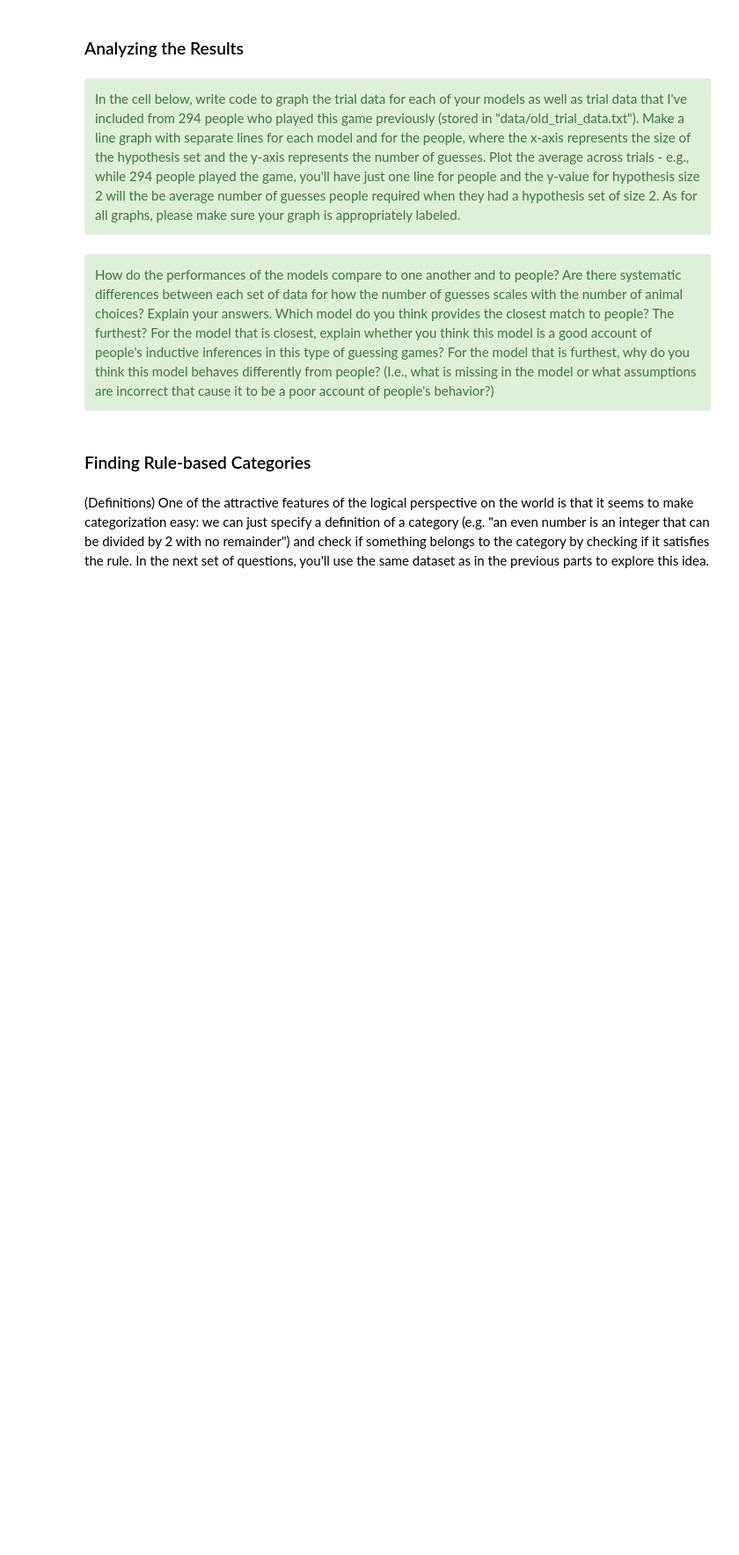
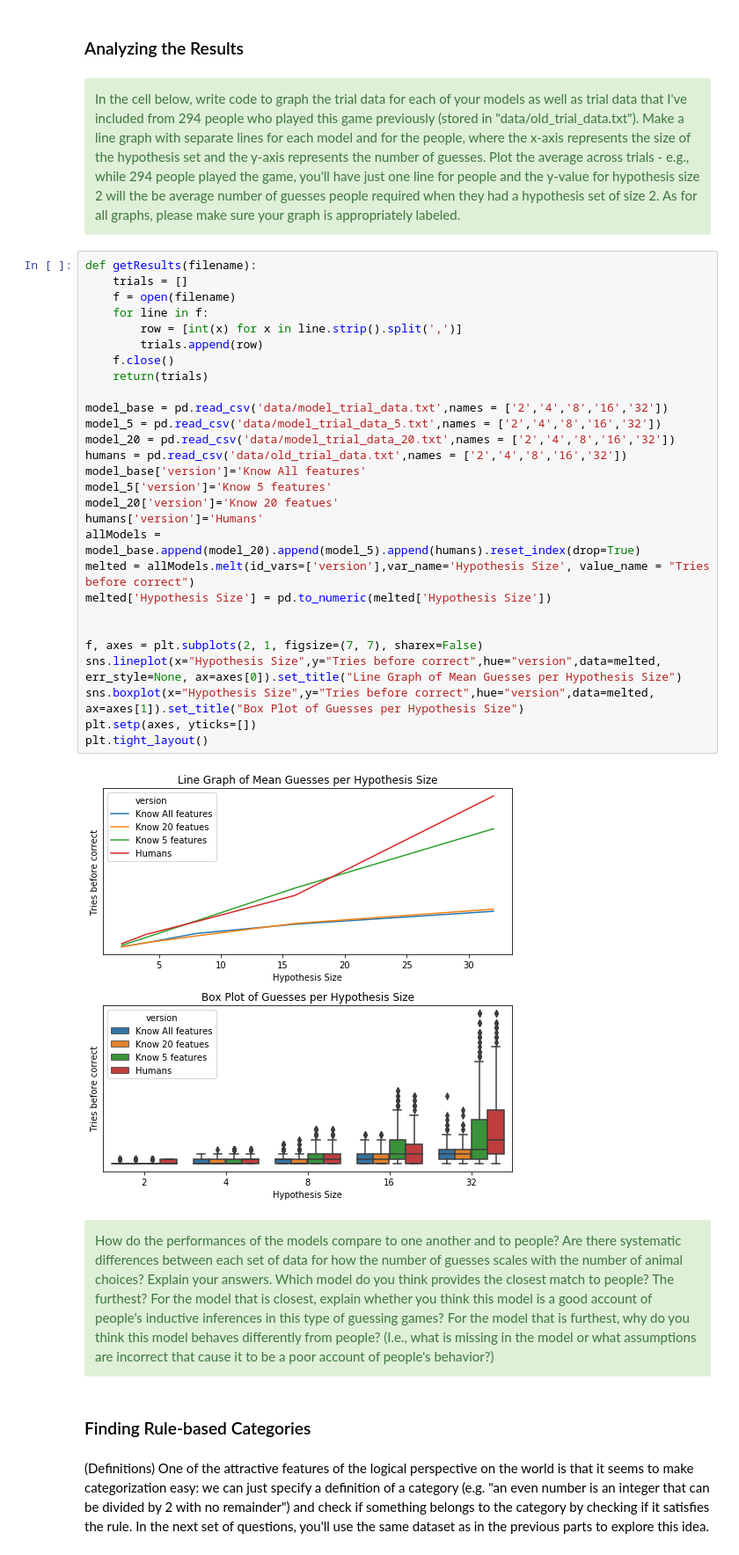
Before and after one commit to alcofrisbas/cs328-ps03, a Jupyter notebook: CS328-PS3-AnimalRules.ipynb, the cells around one changed output. Shown at 88% size. Saved outputs shown, nothing was run; the diff lists cells and outputs as text; blank space fills up the shorter version.

```diff
--- a/CS328-PS3-AnimalRules.ipynb
+++ b/CS328-PS3-AnimalRules.ipynb
@@ -165,6 +181,36 @@ In the cell below, run your model with n = 5 and then with n = 20.
 <div class="alert alert-success">In the cell below, write code to graph the trial data for each of your models as well as trial data that I've included from 294 people who played this game previously (stored in "data/old_trial_data.txt"). Make a line graph with separate lines for each model and for the people, where the x-axis represents the size of the hypothesis set and the y-axis represents the number of guesses. Plot the average across trials - e.g., while 294 people played the game, you'll have just one line for people and the y-value for hypothesis size 2 will the be average number of guesses people required when they had a hypothesis set of size 2. As for all graphs, please make sure your graph is appropriately labeled.
 
 </div>
+# %%
+def getResults(filename):
+    trials = []
+    f = open(filename)
+    for line in f:
+        row = [int(x) for x in line.strip().split(',')]
+        trials.append(row)
+    f.close()
+    return(trials)
+
+model_base = pd.read_csv('data/model_trial_data.txt',names = ['2','4','8','16','32'])
+model_5 = pd.read_csv('data/model_trial_data_5.txt',names = ['2','4','8','16','32'])
+model_20 = pd.read_csv('data/model_trial_data_20.txt',names = ['2','4','8','16','32'])
+humans = pd.read_csv('data/old_trial_data.txt',names = ['2','4','8','16','32'])
+model_base['version']='Know All features'
+model_5['version']='Know 5 features'
+model_20['version']='Know 20 featues'
+humans['version']='Humans'
+allModels = model_base.append(model_20).append(model_5).append(humans).reset_index(drop=True)
+melted = allModels.melt(id_vars=['version'],var_name='Hypothesis Size', value_name = "Tries before correct")
+melted['Hypothesis Size'] = pd.to_numeric(melted['Hypothesis Size'])
+
+
+f, axes = plt.subplots(2, 1, figsize=(7, 7), sharex=False)
+sns.lineplot(x="Hypothesis Size",y="Tries before correct",hue="version",data=melted, err_style=None, ax=axes[0]).set_title("Line Graph of Mean Guesses per Hypothesis Size")
+sns.boxplot(x="Hypothesis Size",y="Tries before correct",hue="version",data=melted, ax=axes[1]).set_title("Box Plot of Guesses per Hypothesis Size")
+plt.setp(axes, yticks=[])
+plt.tight_layout()
+# %% [output]
+[figure, added]
 # %% [markdown]
 <div class="alert alert-success">How do the performances of the models compare to one another and to people? Are there systematic differences between each set of data for how the number of guesses scales with the number of animal choices? Explain your answers. Which model do you think provides the closest match to people? The furthest? For the model that is closest, explain whether you think this model is a good account of people's inductive inferences in this type of guessing games? For the model that is furthest, why do you think this model behaves differently from people? (I.e., what is missing in the model or what assumptions are incorrect that cause it to be a poor account of people's behavior?)
 </div>
```
Also changed, not shown: parts of 5 cells of this notebook.
